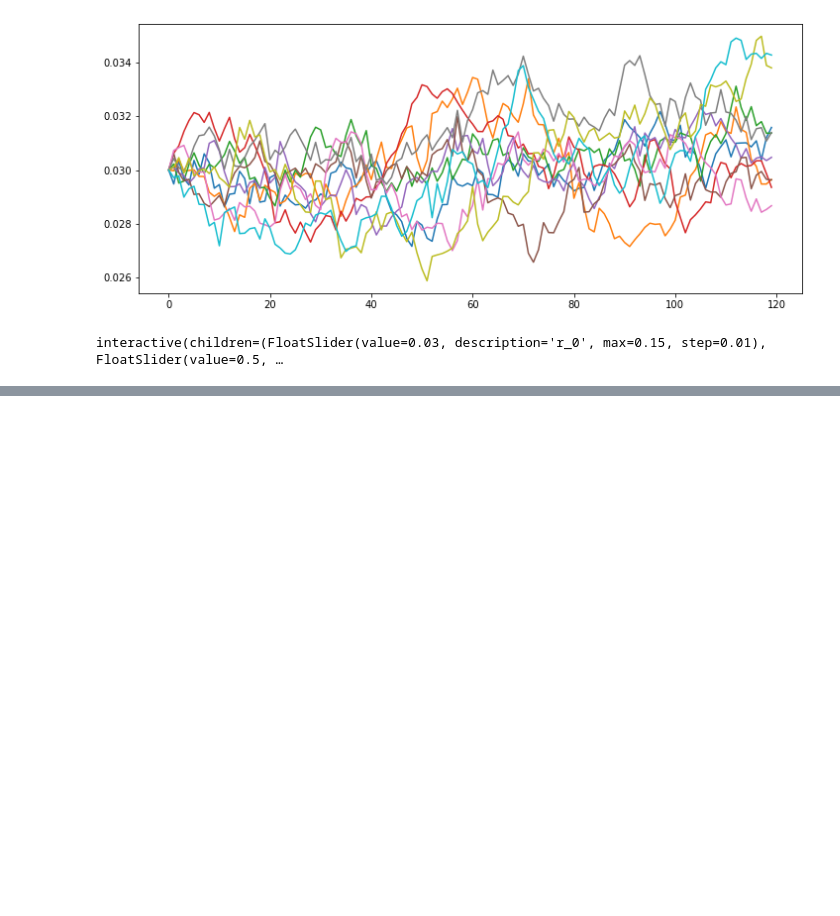
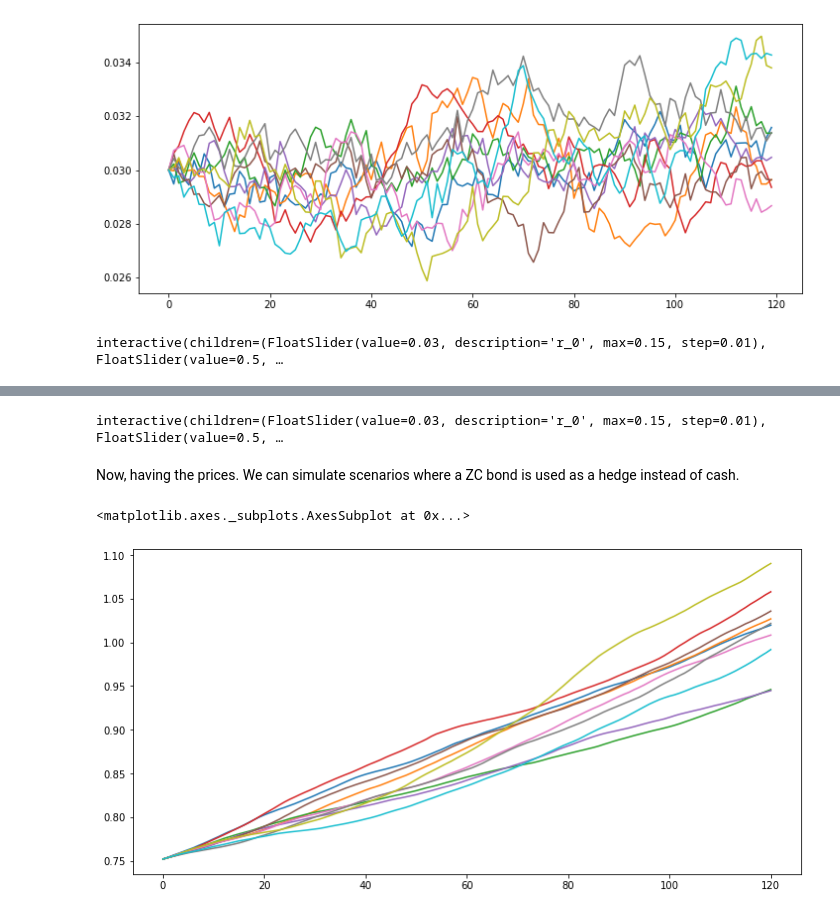
Before and after one commit to hoestlund/investment_management, a Jupyter notebook: 1/402_CIR_model.ipynb, the cells around one changed output, grey strips where cells are left out. Saved outputs shown, nothing was run; the diff lists cells and outputs as text; code cells hidden in the pictures; blank space fills up the shorter version.

Commit message:
Analysis of cash versus zero coupon bond returns

```diff
--- a/1/402_CIR_model.ipynb
+++ b/1/402_CIR_model.ipynb
@@ -78,0 +137,37 @@ interactive(children=(FloatSlider(value=0.03, description='r_0', max=0.15, step=
+# %%
+def show_cir_prices(r_0=0.03, a=0.5, b=0.03, sigma=0.05, n_scenarios=5):
+    cir(r_0=r_0, a=a, b=b, sigma=sigma, n_scenarios=n_scenarios)[1].plot(figsize=(16,8), legend=False)
+
+import ipywidgets as widgets
+from IPython.display import display
+
+controls = widgets.interactive(show_cir_prices,
+                              r_0=(0,.15,0.01),
+                              a=(0,1,.1),
+                              b=(0,.15,.01),
+                              sigma=(.01, .1, .01),
+                              n_scenarios=(1,100))
+display(controls)
+# %% [output]
+interactive(children=(FloatSlider(value=0.03, description='r_0', max=0.15, step=0.01), FloatSlider(value=0.5, …
+# %% [markdown]
+Now, having the prices. We can simulate scenarios where a ZC bond is used as a hedge instead of cash.
+# %%
+cash_on_hand = .75 # .75MM in assets
+rates, bond_prices = cir(n_years=10, r_0=0.03, b=0.03, n_scenarios=10)
+
+#As the price of the bond change, the cost of paying off a dollar varies with that bond change
+liabilities = bond_prices
+# What is the price of a ZC bond today?
+zc_10 = pd.Series(data=[1], index=[10])
+zc_0 = portfolio.pv(zc_10,r=0.03)
+
+n_bonds = cash_on_hand/zc_0
+
+asset_value_zc_bonds = n_bonds * bond_prices
+asset_value_cash = cash_on_hand*(1 + rates/12).cumprod() # cumulative product of the month rate
+# %%
+asset_value_cash.plot(legend=False, figsize=(12,6))
+# %% [output]
+<matplotlib.axes._subplots.AxesSubplot at 0x...>
+[figure, added]
```
Also changed, not shown: parts of 11 cells of this notebook, 2 other files.
